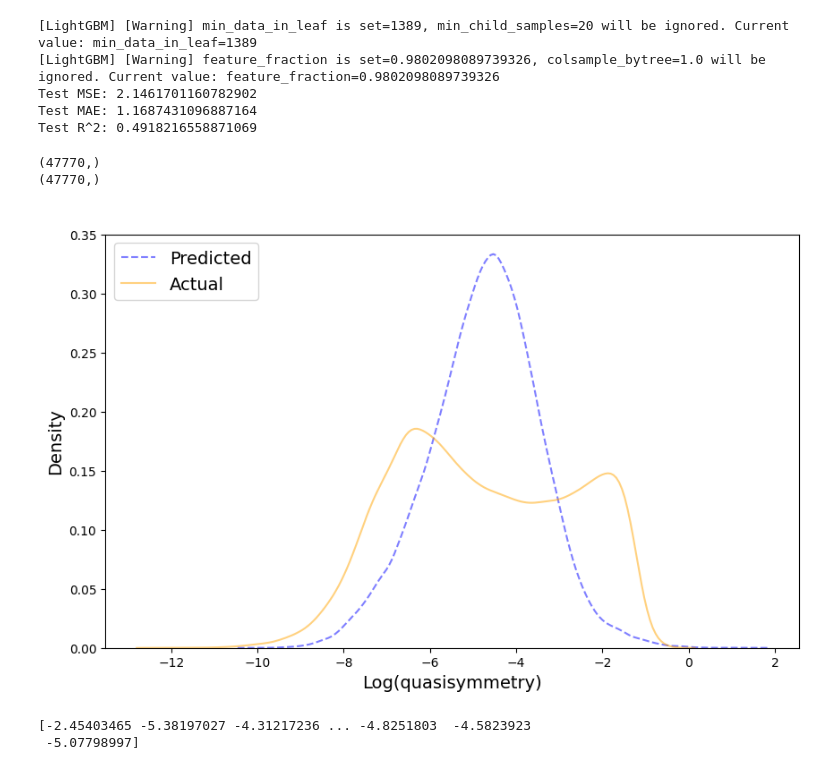
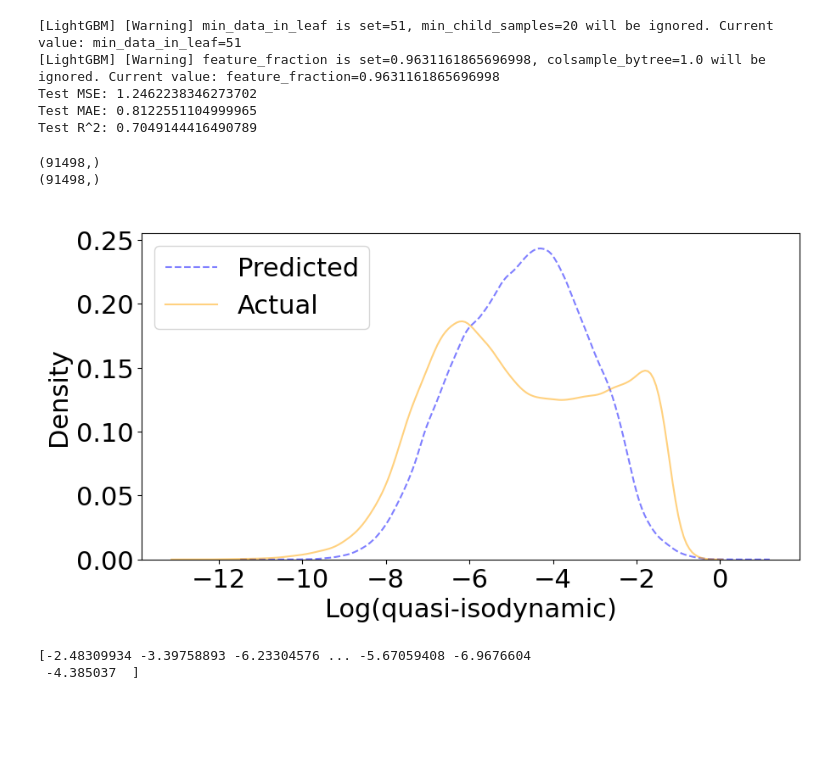
Before and after one commit to laiarodrigo/PIC-STELLARATOR, a Jupyter notebook: data_analysis/quasi_isodynamic/non_probabilistic_models/lightgbm_regressor/qi_study.ipynb, the cells around one changed output. Saved outputs shown, nothing was run; the diff lists cells and outputs as text; code cells hidden in the pictures; blank space fills up the shorter version.

Commit message:
adding probabilistic models files and quasisymmetry and quasiisodynamic studies for non prob models

```diff
--- a/data_analysis/quasi_isodynamic/non_probabilistic_models/lightgbm_regressor/qi_study.ipynb
+++ b/data_analysis/quasi_isodynamic/non_probabilistic_models/lightgbm_regressor/qi_study.ipynb
@@ -5,10 +5,10 @@ from sklearn.model_selection import train_test_split, GridSearchCV
 import sqlite3
 
 # Load the true positive predictions from the CSV file
-conn = sqlite3.connect('../../../../data/nfp2/nfp2.db')  # Adjust the path to your database file
+conn = sqlite3.connect('../../../../data/nfp2/nfp2_combined.db')  # Adjust the path to your database file
 
 # Step 2 & 3: Query the database and load the data into a pandas DataFrame
-query = "SELECT * FROM stellarators"  # Adjust your query as needed
+query = "SELECT * FROM stellarators_combined"  # Adjust your query as needed
 data_df = pd.read_sql_query(query, conn)
 # %%
 data_df_clean = data_df[data_df['convergence'] == 1]
@@ -43,14 +43,12 @@ from sklearn.metrics import mean_squared_error, mean_absolute_error, r2_score
 # %%
 best_params_manual = {
-    'boosting_type': 'gbdt',
-    'max_depth': 78,
-    'num_leaves': 3637,
-    'min_data_in_leaf': 1389,
-    'feature_fraction': 0.9802098089739326,
-    'learning_rate': 0.16418446321483615,
-    'num_iterations': 696,
-    'data_sample_strategy': 'bagging',
-    'max_bins': 1640,
+    'boosting_type': 'dart',
+    'max_depth': 139,
+    'num_leaves': 1684,
+    'min_data_in_leaf': 51,
+    'feature_fraction': 0.9631161865696998,
+    'learning_rate': 0.12654909960762645,
+    'num_iterations': 2707,
     'tree_learner': 'feature'
 }
 
@@ -60,7 +58,7 @@ model = lgb.LGBMRegressor(**best_params_manual)
 # Assuming features_no_outliers and target_no_outliers are your feature matrix and target vector, respectively
 model.fit(features_no_outliers, target_no_outliers)
 
-model.booster_.save_model('lightgbm_25_iter.txt')
+model.booster_.save_model('lightgbm_final.txt')
 
 import matplotlib.pyplot as plt
 import seaborn as sns
@@ -93,35 +84,37 @@ print(f"Test MSE: {mse}")
 print(f"Test MAE: {mae}")
 print(f"Test R^2: {r2}")
 # %% [output]
-[LightGBM] [Warning] min_data_in_leaf is set=1389, min_child_samples=20 will be ignored. Current value: min_data_in_leaf=1389
-[LightGBM] [Warning] feature_fraction is set=0.9802098089739326, colsample_bytree=1.0 will be ignored. Current value: feature_fraction=0.9802098089739326
-Test MSE: 2.1461701160782902
-Test MAE: 1.1687431096887164
-Test R^2: 0.4918216558871069
+[LightGBM] [Warning] min_data_in_leaf is set=51, min_child_samples=20 will be ignored. Current value: min_data_in_leaf=51
+[LightGBM] [Warning] feature_fraction is set=0.9631161865696998, colsample_bytree=1.0 will be ignored. Current value: feature_fraction=0.9631161865696998
+Test MSE: 1.2462238346273702
+Test MAE: 0.8122551104999965
+Test R^2: 0.7049144416490789
 # %%
 # Combine and plot
 #df_combined = pd.concat([df_predictions, df_actual])
 print(predictions.shape)
 print(test_target_no_outliers.shape)
 
-plt.figure(figsize=(10, 6))
+plt.figure(figsize=(15, 5))
 sns.kdeplot(predictions, fill=False, color="blue", alpha=0.5, label="Predicted", linestyle='--')
 sns.kdeplot(test_target_no_outliers, fill=False, color="orange", alpha=0.5, label="Actual")
 plt.title('  ')
-plt.xlabel('Log(quasisymmetry)', fontsize = 14)
-plt.ylabel('Density', fontsize = 14)
-plt.legend(loc='upper left', fontsize= 14)
+plt.xlabel('Log(quasi-isodynamic)', fontsize = 22)
+plt.xticks(fontsize=22)
+plt.yticks(fontsize=22)
+plt.ylabel('Density', fontsize = 22)
+plt.legend(loc='upper left', fontsize= 22)
 plt.savefig('actual_vs_predictedpdf.pdf')
 plt.show()
 # %% [output]
-(47770,)
-(47770,)
+(91498,)
+(91498,)
-[figure, old version]
+[figure, new version]
 # %%
 import lightgbm as lgb
 
 # Load the model
-model = lgb.Booster(model_file='lightgbm_25_iter.txt')
+model = lgb.Booster(model_file='lightgbm_final.txt')
 
 # Assuming 'new_data' is your new dataset
 predictions = model.predict(test_features_no_outliers)
@@ -129,8 +122,8 @@ predictions = model.predict(test_features_no_outliers)
 # Use the predictions as needed
 print(predictions)
 # %% [output]
-[-2.45403465 -5.38197027 -4.31217236 ... -4.8251803  -4.5823923
- -5.07798997]
+[-2.48309934 -3.39758893 -6.23304576 ... -5.67059408 -6.9676604
+ -4.385037  ]
 # %%
 # Combine and plot
 #df_combined = pd.concat([df_predictions, df_actual])
```
Also changed, not shown: parts of 10 cells of this notebook, 25 other files.
